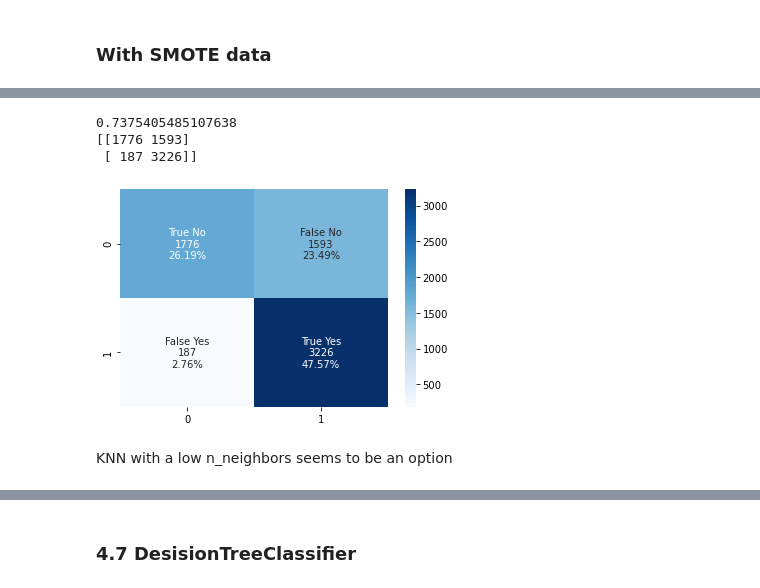
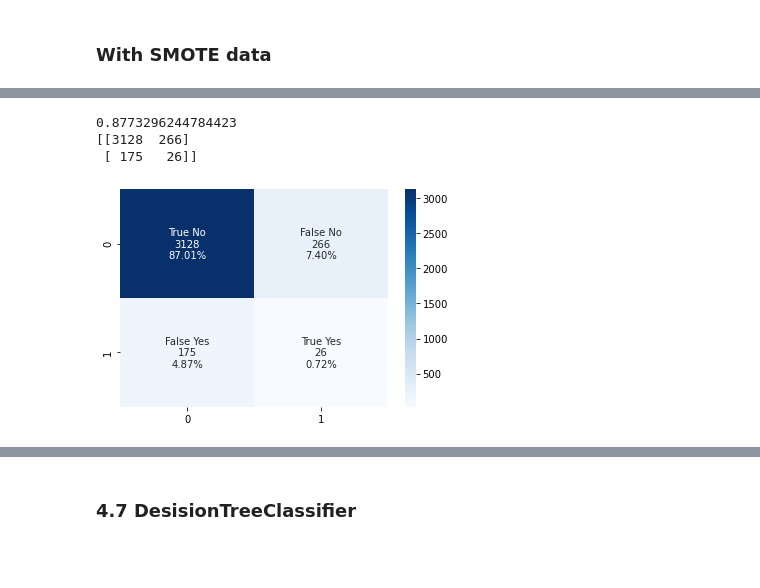
Before and after one commit to KaroD123/Project-2-mid-bootcamp-, a Jupyter notebook: Project 2 (mid-bootcamp) - Classification.ipynb, the cells around one changed output, grey strips where cells are left out. Drawn from its saved outputs; the diff is of its cells as text; code cells hidden in the pictures; blank space fills up the shorter version.

```diff
--- a/Project 2 (mid-bootcamp) - Classification.ipynb
+++ b/Project 2 (mid-bootcamp) - Classification.ipynb
@@ -461,8 +466,7 @@ The True Yes rate is good but now the False Nos are quie high
 # %% [markdown]
 ### 4.6 KNN
 # %%
-def using_KNNClassifier (y,X,n):
-    X_train, X_test, y_train, y_test = train_test_split(X, y, test_size=0.2, random_state=42)
+def using_KNNClassifier (y_train,X_train,y_test,X_test,n):
 
     classification = KNeighborsClassifier(n_neighbors=n)
     classification.fit(X_train, y_train)
@@ -545,9 +528,7 @@ using_KNNClassifier(y_sm,X_sm,15)
-# %%
-using_KNNClassifier(y_sm,X_sm,50)
-# %% [output]
-0.7375405485107638
-[[1776 1593]
- [ 187 3226]]
-[figure, removed]
-# %% [markdown]
-KNN with a low n_neighbors seems to be an option
+# %%
+using_KNNClassifier(y_train_sm,X_train_sm,y_test,X_test,2)
+# %% [output]
+0.8773296244784423
+[[3128  266]
+ [ 175   26]]
+[figure, added]
```
Also changed, not shown: parts of 41 cells of this notebook.
